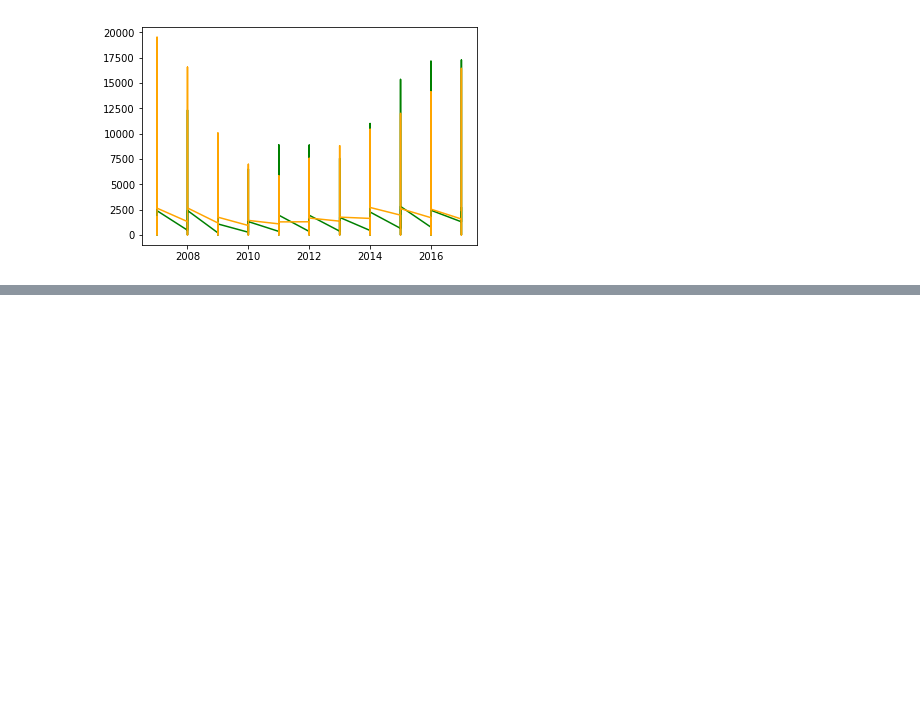
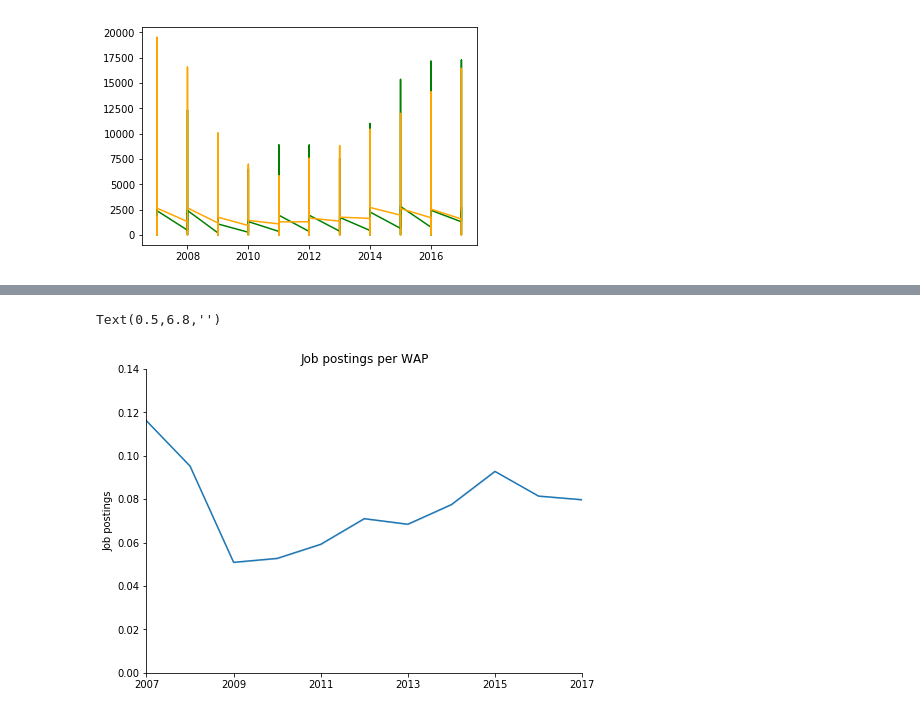
Before and after one commit to Naeim-S/GRP-33-TEST-1, a Jupyter notebook: EXAM/Dataset/Grafer.ipynb, the cells around one changed output, grey strips where cells are left out. Saved outputs shown, nothing was run; the diff lists cells and outputs as text; code cells hidden in the pictures; blank space fills up the shorter version.

```diff
--- a/EXAM/Dataset/Grafer.ipynb
+++ b/EXAM/Dataset/Grafer.ipynb
@@ -49,0 +76,21 @@ plt.show()
+# %%
+jobindex_area = jobindex.query(' area != "danmark"').sort_values(by=["n_year_pc","year"], ascending=False)
+
+sns.set_palette("tab10")
+sns.relplot(x="year", y="n_year_pc",
+          #  hue="year",
+            kind="line",
+            height=5,
+            aspect=1.4,
+            legend = "brief",
+            data=jobindex_area)
+plt.title("Job postings per WAP")
+plt.ylabel('Job postings')
+plt.xlabel('Year')
+plt.ylim(0,0.14)
+plt.xlim(2007,2017)
+plt.xticks(range(2007,2018,2))
+plt.xlabel("")
+# %% [output]
+Text(0.5,6.8,'')
+[figure, added]
```
Also changed, not shown: parts of 14 cells of this notebook, 3 other files.
